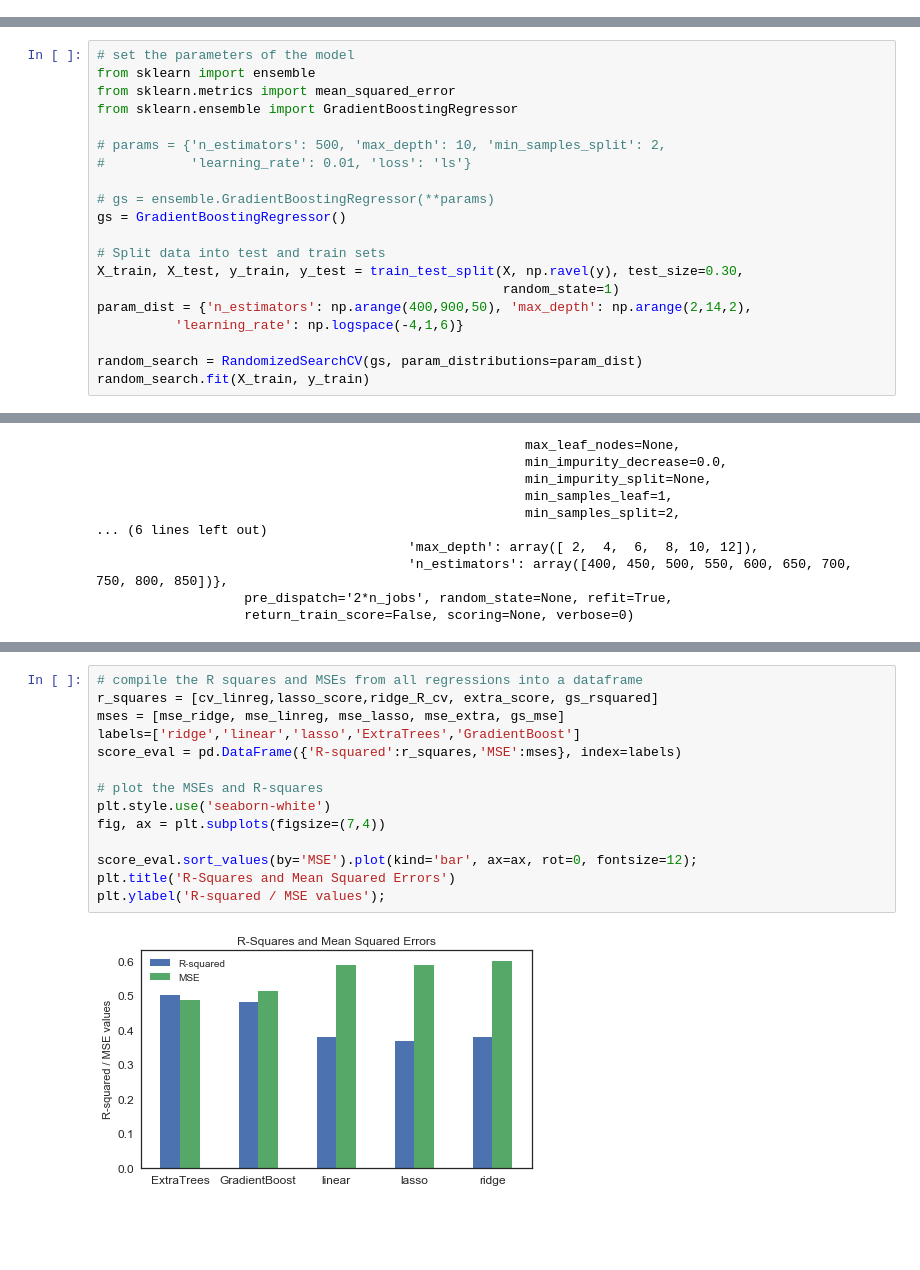
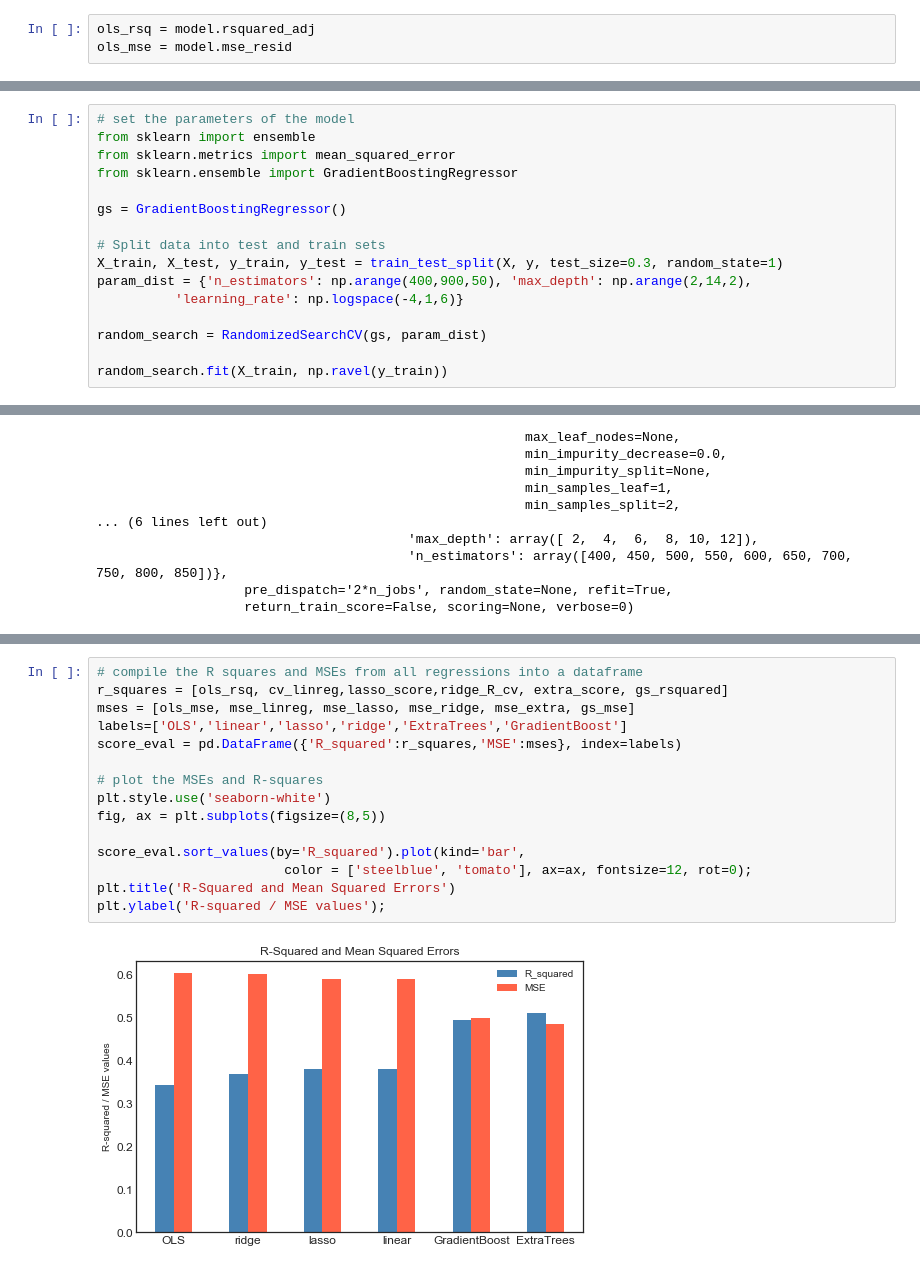
Before and after one commit to anoushavan/Capstone_1, a Jupyter notebook: code/Capstone_1_ML_analysis.ipynb, the cells around one changed output, grey strips where cells are left out. Saved outputs shown, nothing was run; the diff lists cells and outputs as text; blank space fills up the shorter version.

```diff
--- a/code/Capstone_1_ML_analysis.ipynb
+++ b/code/Capstone_1_ML_analysis.ipynb
@@ -163,4 +163,7 @@ Warnings:
 [1] Standard Errors assume that the covariance matrix of the errors is correctly specified.
 [2] The condition number is large, 8.77e+06. This might indicate that there are
 strong multicollinearity or other numerical problems.
+# %%
+ols_rsq = model.rsquared_adj
+ols_mse = model.mse_resid
 # %%
@@ -354,20 +357,16 @@ from sklearn import ensemble
 from sklearn.metrics import mean_squared_error
 from sklearn.ensemble import GradientBoostingRegressor
 
-# params = {'n_estimators': 500, 'max_depth': 10, 'min_samples_split': 2,
-#           'learning_rate': 0.01, 'loss': 'ls'}
-
-# gs = ensemble.GradientBoostingRegressor(**params)
 gs = GradientBoostingRegressor()
 
 # Split data into test and train sets
-X_train, X_test, y_train, y_test = train_test_split(X, np.ravel(y), test_size=0.30,
-                                                    random_state=1)
+X_train, X_test, y_train, y_test = train_test_split(X, y, test_size=0.3, random_state=1)
 param_dist = {'n_estimators': np.arange(400,900,50), 'max_depth': np.arange(2,14,2),
           'learning_rate': np.logspace(-4,1,6)}
 
-random_search = RandomizedSearchCV(gs, param_distributions=param_dist)
-random_search.fit(X_train, y_train)
+random_search = RandomizedSearchCV(gs, param_dist)
+
+random_search.fit(X_train, np.ravel(y_train))
 # %% [output]
 RandomizedSearchCV(cv='warn', error_score='raise-deprecating',
                    estimator=GradientBoostingRegressor(alpha=0.9,
@@ -411,16 +410,17 @@ plt.xlabel('Relative importance');
 # %%
 # compile the R squares and MSEs from all regressions into a dataframe
-r_squares = [cv_linreg,lasso_score,ridge_R_cv, extra_score, gs_rsquared]
-mses = [mse_ridge, mse_linreg, mse_lasso, mse_extra, gs_mse]
-labels=['ridge','linear','lasso','ExtraTrees','GradientBoost']
-score_eval = pd.DataFrame({'R-squared':r_squares,'MSE':mses}, index=labels)
+r_squares = [ols_rsq, cv_linreg,lasso_score,ridge_R_cv, extra_score, gs_rsquared]
+mses = [ols_mse, mse_linreg, mse_lasso, mse_ridge, mse_extra, gs_mse]
+labels=['OLS','linear','lasso','ridge','ExtraTrees','GradientBoost']
+score_eval = pd.DataFrame({'R_squared':r_squares,'MSE':mses}, index=labels)
 
 # plot the MSEs and R-squares
 plt.style.use('seaborn-white')
-fig, ax = plt.subplots(figsize=(7,4))
+fig, ax = plt.subplots(figsize=(8,5))
 
-score_eval.sort_values(by='MSE').plot(kind='bar', ax=ax, rot=0, fontsize=12);
-plt.title('R-Squares and Mean Squared Errors')
+score_eval.sort_values(by='R_squared').plot(kind='bar',
+                        color = ['steelblue', 'tomato'], ax=ax, fontsize=12, rot=0);
+plt.title('R-Squared and Mean Squared Errors')
 plt.ylabel('R-squared / MSE values');
 # %% [output]
-[figure, old version]
+[figure, new version]
```
Also changed, not shown: parts of 6 cells of this notebook.
